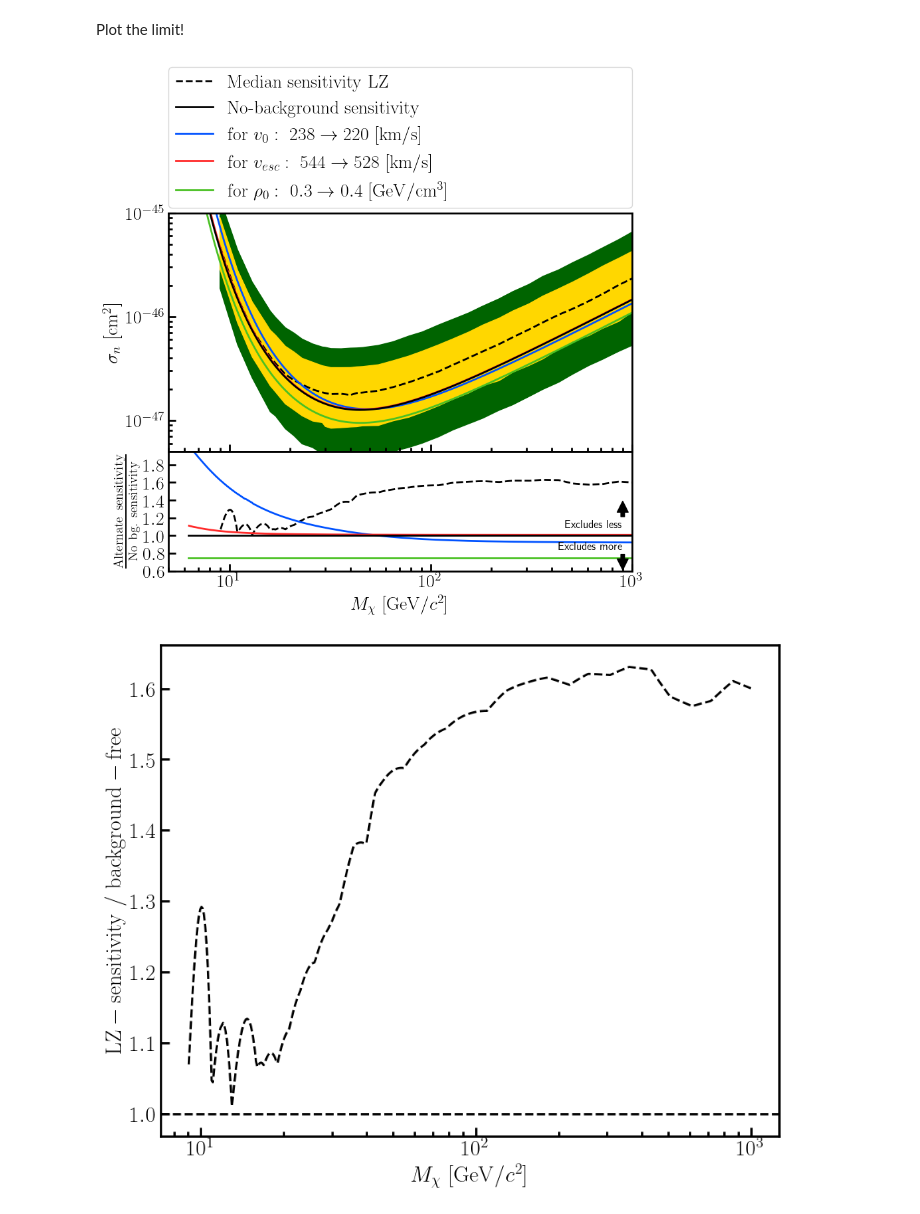
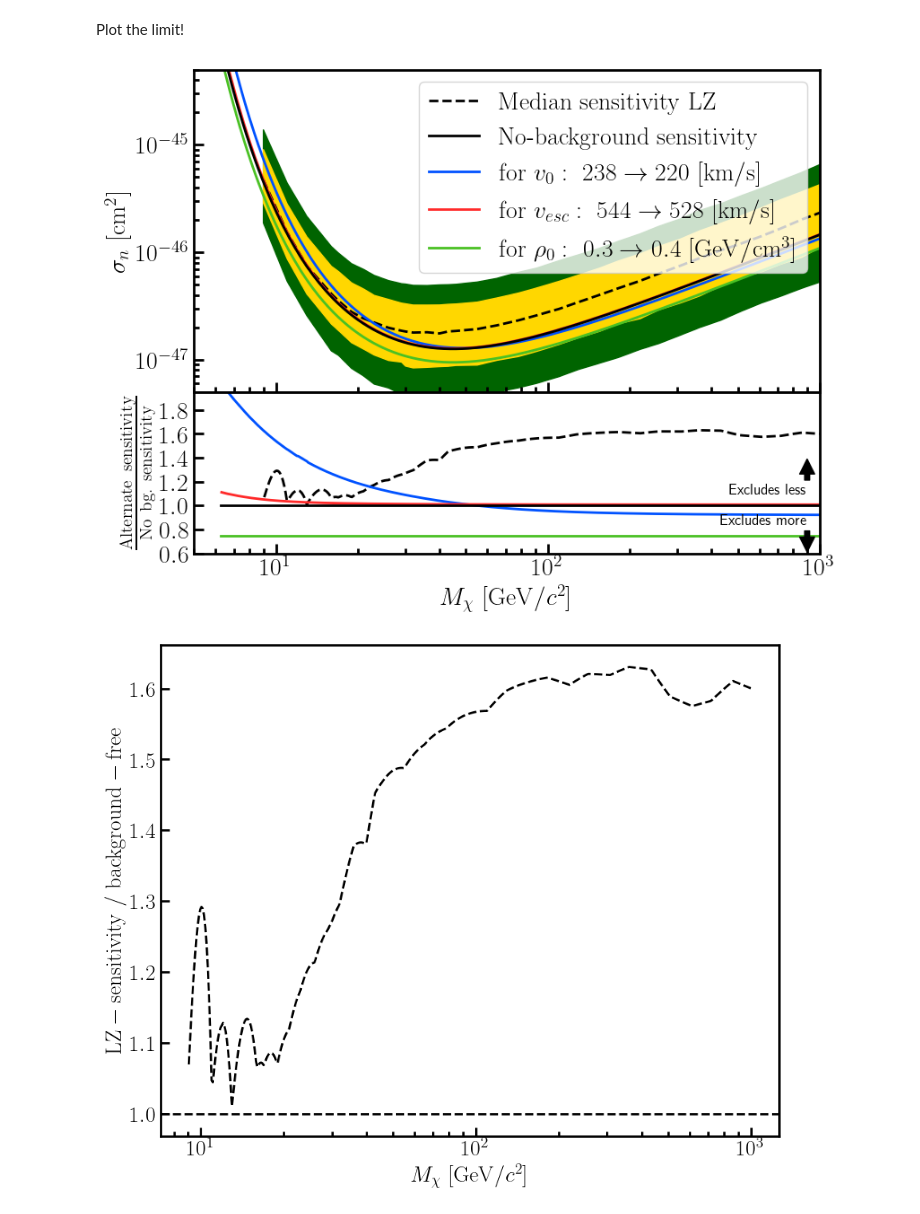
Before and after one commit to XAMS-nikhef/thesis_plots, a Jupyter notebook: notebooks/limits.ipynb, the cells around one changed output. Drawn from its saved outputs; the diff is of its cells as text; code cells hidden in the pictures.

```diff
--- a/notebooks/limits.ipynb
+++ b/notebooks/limits.ipynb
@@ -135,8 +135,8 @@ plt.xscale('log')
 plt.yscale('log')
 plt.ylabel('$\sigma_n\ [\mathrm{cm}^2]$')
 plt.legend(ncol=1, loc='upper right')
-plt.legend(**thesis_plots.legend_kw(ncol=1))
-plt.ylim(5*10**-48, 10**-45)
+# plt.legend(**thesis_plots.legend_kw(ncol=1))
+plt.ylim(5*10**-48, 5*10**-45)
 # plt.ylim(10**-47, 3*10**-46)
 plt.xlim(5, 1000)
 plt.xscale('log')
@@ -157,34 +157,34 @@ plt.ylabel('$\\frac{\\mathrm{Alternate\ sensitivity}}{\\mathrm{No\ bg.\ sensitiv
 plt.xlabel('$M_\chi\ [\mathrm{GeV}/c^2]$')
 plt.subplots_adjust(hspace=0.)
 # plt.ylim(.5, 1.75)
 plt.yticks([0.6, 0.8, 1, 1.2, 1.4, 1.6, 1.8           ])
 #Save
 plt.ylim(0.6, 1.95)
 text_x = 900
 plt.annotate('Excludes less',
              xy=(text_x, 1.4),
              xycoords='data',
              xytext=(text_x, 1.07),
              textcoords='data',
              fontsize=12,
              arrowprops=dict(facecolor='black', shrink=0.05),
              horizontalalignment='right',
              verticalalignment='bottom',
             )
 plt.annotate('Excludes more',
              xy=(text_x, 0.6),
              xycoords='data',
              xytext=(text_x, 0.93),
              textcoords='data',
              fontsize=12,
              arrowprops=dict(facecolor='black', shrink=0.05),
              horizontalalignment='right',
              verticalalignment='top',
             )
 
 thesis_plots.save_fig('limit_setting')
 # %% [output]
-[figure, old version]
+[figure, new version]
 # %%
 plt.axhline(1, ls='--', c='k')
 itp = scipy.interpolate.interp1d(lz_limit['mass(GeV)'], lz_limit['median'], bounds_error=False)
```
Also changed, not shown: parts of 1 cell of this notebook, 21 other files.
